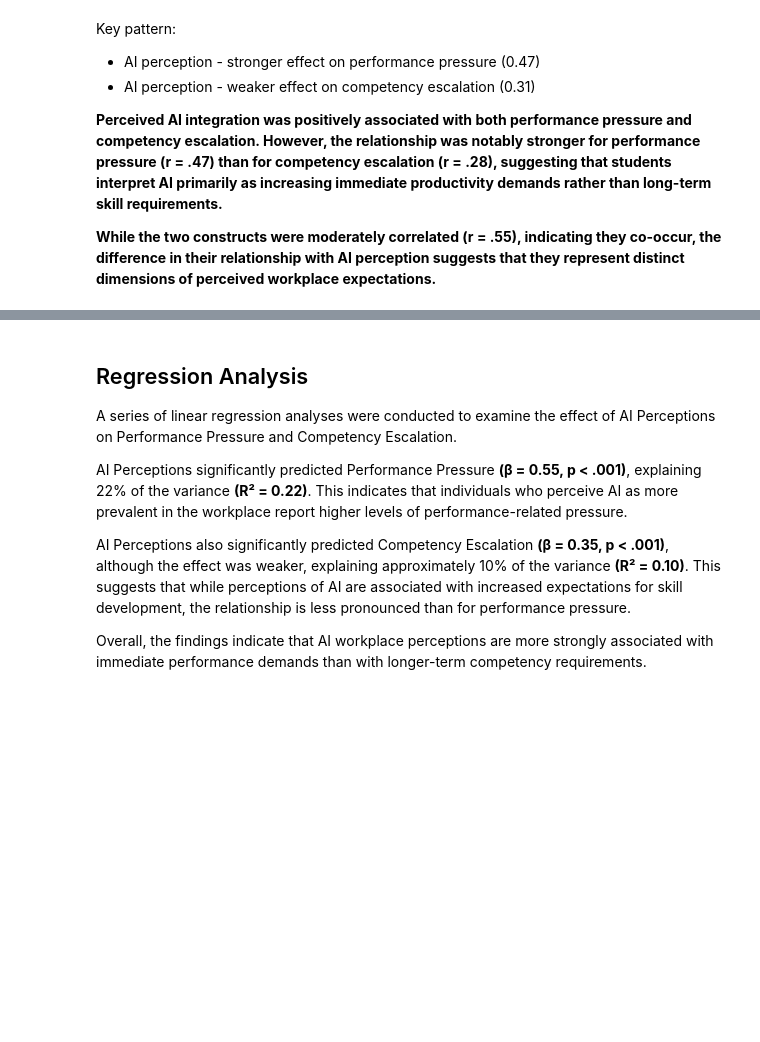
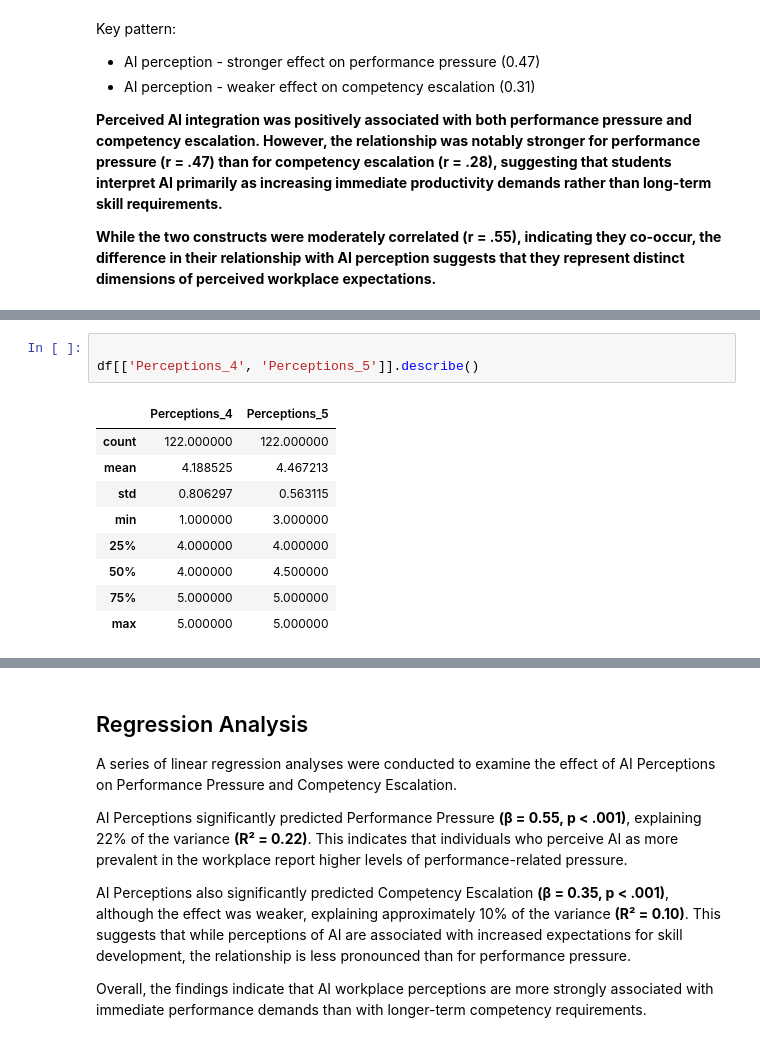
Before and after one commit to glgunderson/AI-Perceptions, a Jupyter notebook: ai_perceptions.ipynb, the cells around one changed output, grey strips where cells are left out. Cells and saved outputs as stored; diff of their text form; blank space fills up the shorter version.

```diff
--- a/ai_perceptions.ipynb
+++ b/ai_perceptions.ipynb
@@ -463,0 +552,13 @@ Key pattern:
+# %%
+
+df[['Perceptions_4', 'Perceptions_5']].describe()
+# %% [output]
+|  | Perceptions_4 | Perceptions_5 |
+| count | 122.000000 | 122.000000 |
+| mean | 4.188525 | 4.467213 |
+| std | 0.806297 | 0.563115 |
+| min | 1.000000 | 3.000000 |
+| 25% | 4.000000 | 4.000000 |
+| 50% | 4.000000 | 4.500000 |
+| 75% | 5.000000 | 5.000000 |
+| max | 5.000000 | 5.000000 |
```
Also changed, not shown: parts of 8 cells of this notebook.
